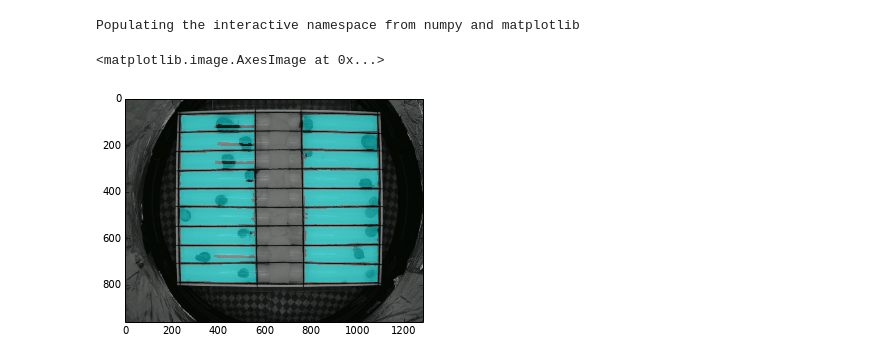
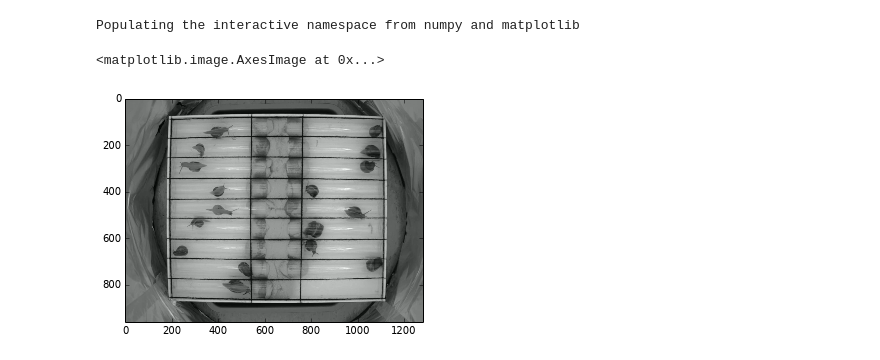
Before and after one commit to gilestrolab/sleepysnail, a Jupyter notebook: prototypes/ROISplitter.ipynb, the cells around one changed output. Cells and saved outputs as stored; diff of their text form; code cells hidden in the pictures.

```diff
--- a/prototypes/ROISplitter.ipynb
+++ b/prototypes/ROISplitter.ipynb
@@ -11,12 +11,8 @@ from sleepysnail.preprocessing import ROISplitter
 # %%
 grid_img = cv2.imread("grid_test.jpg")
 grid_grey = cv2.cvtColor(grid_img, cv.CV_BGR2GRAY)
 roi_splitter = ROISplitter(grid_grey)
+pl.imshow(grid_img)
+# %% [output]
+<matplotlib.image.AxesImage at 0x...>
+[figure, added]
-# %%
-tmp = np.copy(grid_img)
-cv2.drawContours(tmp, roi_splitter.rois, -1, (0,255,255),-1)
-tmp = tmp/2 + grid_img/2
-pl.imshow(tmp)
-# %% [output]
-<matplotlib.image.AxesImage at 0x...>
-[figure, removed]
```
Also changed, not shown: parts of 1 cell of this notebook, 3 other files.
